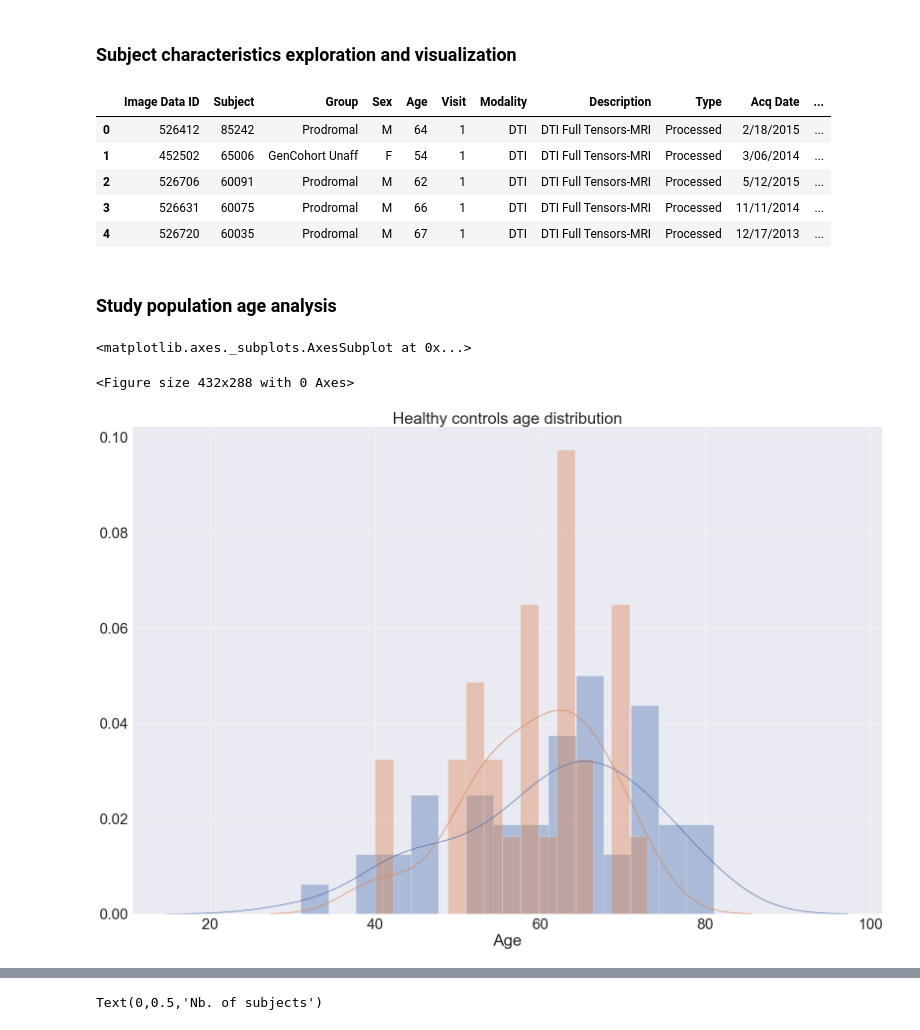
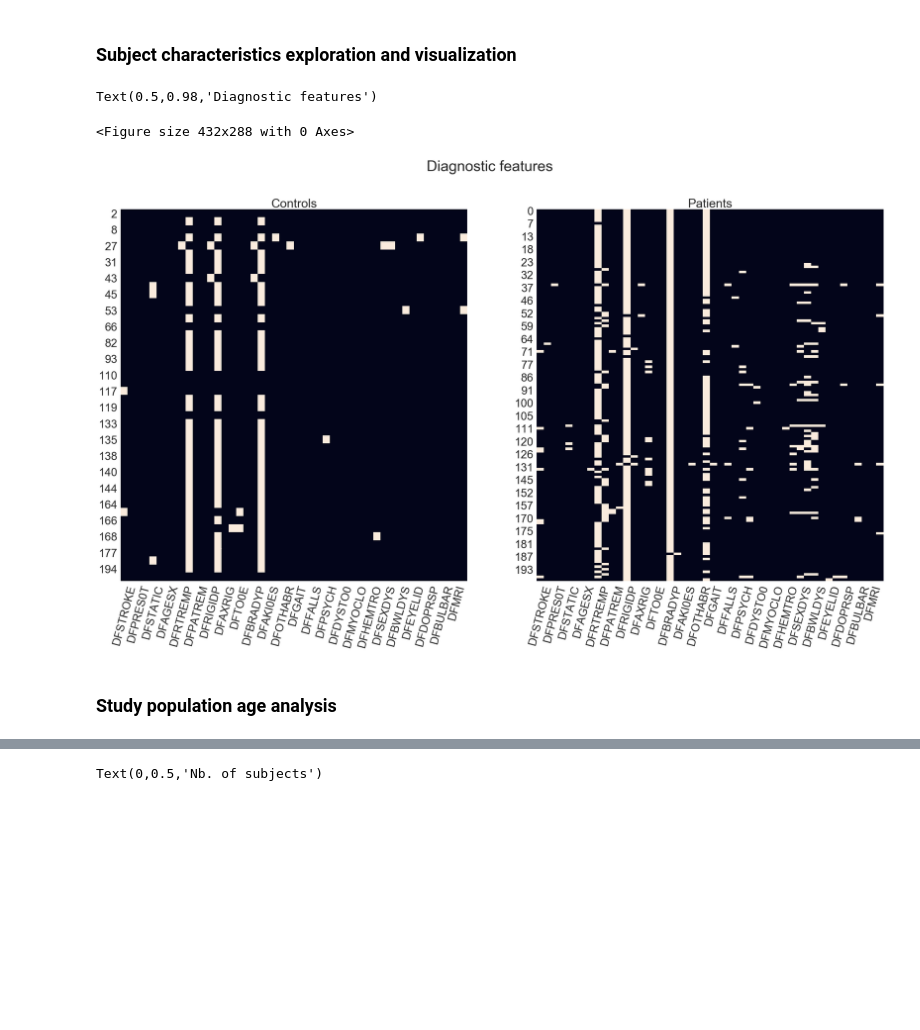
Before and after one commit to banctilrobitaille/PPMI-data-exploration, a Jupyter notebook: PPMI Data Exploration.ipynb, the cells around one changed output, grey strips where cells are left out. Saved outputs shown, nothing was run; the diff lists cells and outputs as text; code cells hidden in the pictures; blank space fills up the shorter version.

Commit message:
* Added 2 graphs per lines

```diff
--- a/PPMI Data Exploration.ipynb
+++ b/PPMI Data Exploration.ipynb
@@ -10,11 +10,21 @@ import nibabel as nib
 import scipy.linalg as scipy
 import matplotlib.pyplot as plt
 # %%
-#Defining constants
+#Defining constants and paths
 DATA_PATH = ".\\data"
+
+DTI_FOLDER = "DTI"
+T1_MRI_FOLDER = "T1_MRI"
+
 IMAGE_COLLECTION_CHARAC_FOLDER = "image_collection_characteristics"
 IMAGE_COLLECTION_CHARAC_FILE = "characteristics.csv"
 
+MEDICAL_HISTORY_FOLDER = "medical_history"
+MEDICAL_HISTORY_DIAG_FEATURES_FILE = "Diagnostic_Features.csv"
+
+STUDY_DATA_FOLDER = "study_data"
+STUDY_DATA_DATA_DICTIONARY_FILE = "data_dictionary.csv"
+
 CSV_SEPARATOR = ";"
 # %% [markdown]
 <h3>Subject characteristics exploration and visualization</h3>
@@ -23,10 +31,7 @@ image_collection_charac_df = pd.read_csv(os.path.join(DATA_PATH, IMAGE_COLLECTIO
-# %%
-image_collection_charac_df.head()
-# %% [output]
-|  | Image Data ID | Subject | Group | Sex | Age | Visit | Modality | Description | Type | Acq Date | ... |
-| 0 | 526412 | 85242 | Prodromal | M | 64 | 1 | DTI | DTI Full Tensors-MRI | Processed | 2/18/2015 | ... |
-| 1 | 452502 | 65006 | GenCohort Unaff | F | 54 | 1 | DTI | DTI Full Tensors-MRI | Processed | 3/06/2014 | ... |
-| 2 | 526706 | 60091 | Prodromal | M | 62 | 1 | DTI | DTI Full Tensors-MRI | Processed | 5/12/2015 | ... |
-| 3 | 526631 | 60075 | Prodromal | M | 66 | 1 | DTI | DTI Full Tensors-MRI | Processed | 11/11/2014 | ... |
-| 4 | 526720 | 60035 | Prodromal | M | 67 | 1 | DTI | DTI Full Tensors-MRI | Processed | 12/17/2013 | ... |
+# %%
+image_collection_dti_charac_df = pd.read_csv(os.path.join(DATA_PATH, IMAGE_COLLECTION_CHARAC_FOLDER, DTI_FOLDER,IMAGE_COLLECTION_CHARAC_FILE), sep=CSV_SEPARATOR)
+medical_history_diag_features_df = pd.read_csv(os.path.join(DATA_PATH, MEDICAL_HISTORY_FOLDER, MEDICAL_HISTORY_DIAG_FEATURES_FILE), sep=CSV_SEPARATOR)
+data_dictionary_df = pd.read_csv(os.path.join(DATA_PATH, STUDY_DATA_FOLDER, STUDY_DATA_DATA_DICTIONARY_FILE), sep=CSV_SEPARATOR)
+# %%
+med_hist_and_characs_df = medical_history_diag_features_df.rename(columns={'PATNO': 'Subject'}).groupby('Subject').first().merge(image_collection_dti_charac_df[['Subject', 'Group', 'Age', 'Sex']], on='Subject').drop_duplicates().reset_index(drop=True)
 # %%
@@ -38,13 +46,22 @@ is_female = image_collection_charac_df['Sex'] == "F"
+# %%
+diag_features_df = med_hist_and_characs_df.drop(['EVENT_ID', 'Age', 'Sex', 'Subject'], axis=1)
+
+plt.figure()
+sb.set(font_scale=3)
+fig, (ax, ax2) = plt.subplots(ncols=2, figsize=(40,20))
+
+ax.set_title("Controls")
+control_heatmap = sb.heatmap(diag_features_df[diag_features_df['Group'] == 'Control'].drop(['Group'], axis=1), ax=ax, cbar=False)
+ax.tick_params(axis='x', rotation=75)
+
+ax2.set_title("Patients")
+patients_heatmap = sb.heatmap(diag_features_df[diag_features_df['Group'] == 'PD'].drop(['Group'], axis=1), ax=ax2, cbar=False)
+ax2.tick_params(axis='x', rotation=75)
+
+fig.suptitle("Diagnostic features")
+# %% [output]
+Text(0.5,0.98,'Diagnostic features')
+<Figure size 432x288 with 0 Axes>
+[figure, added]
 # %% [markdown]
 <h3>Study population age analysis</h3>
-# %%
-plt.figure()
-sb.set(font_scale=3)
-Xfig, ax = plt.subplots(figsize=(30,20))
-ax.set_title("Healthy controls age distribution")
-sb.distplot(image_collection_charac_df[is_healthy_control & is_male]['Age'], ax=ax, bins=15)
-sb.distplot(image_collection_charac_df[is_healthy_control & is_female]['Age'], ax=ax, bins=15)
-# %% [output]
-<matplotlib.axes._subplots.AxesSubplot at 0x...>
-<Figure size 432x288 with 0 Axes>
-[figure, removed]
```
Also changed, not shown: parts of 7 cells of this notebook.
